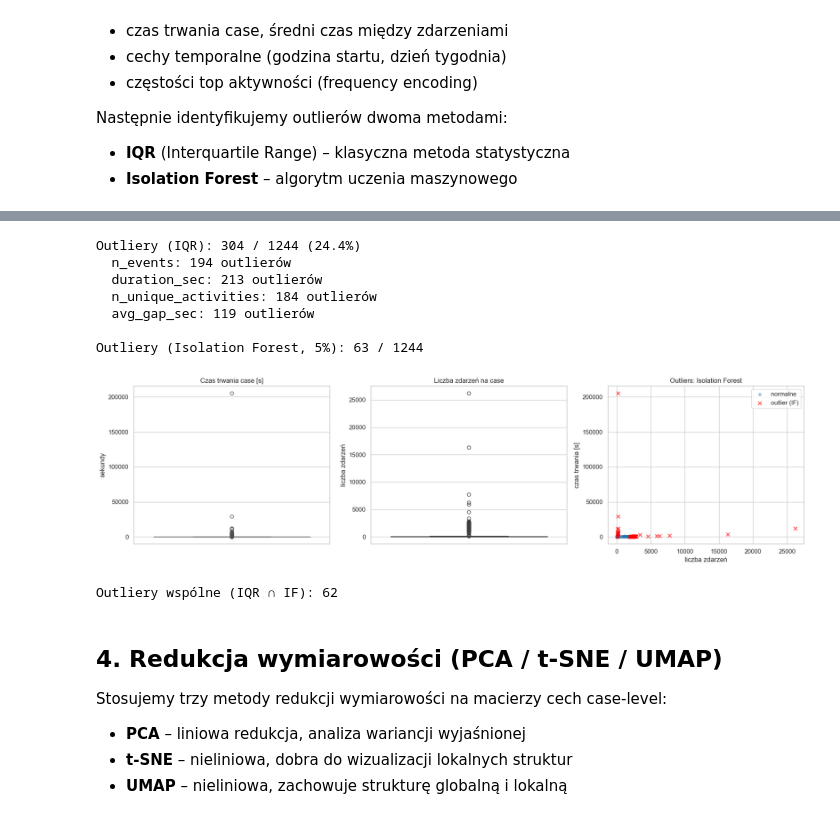
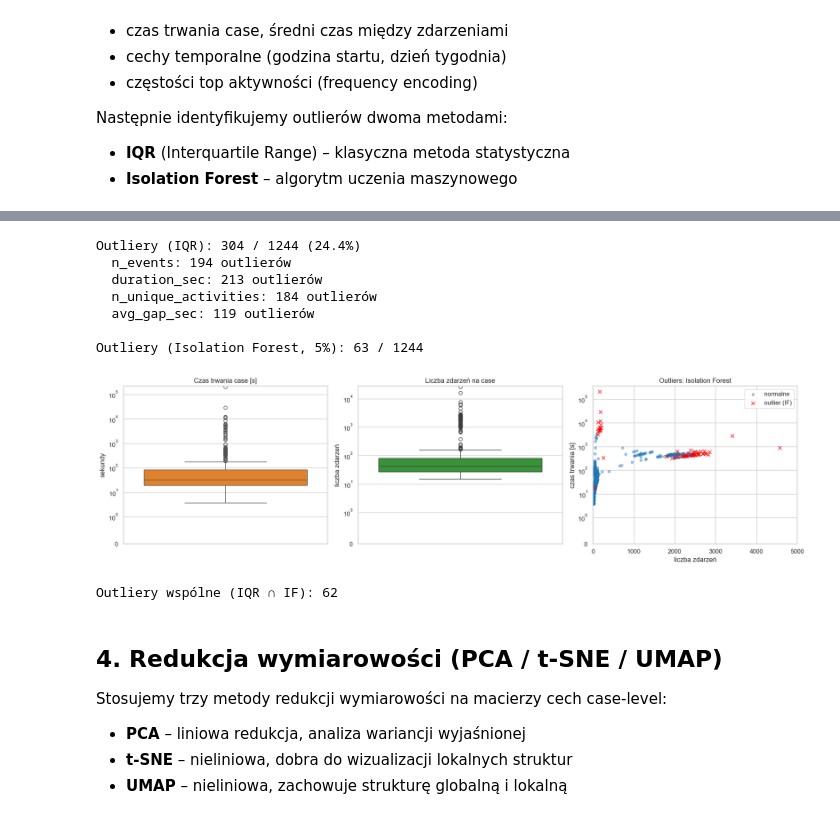
Before and after one commit to midusza04/MAPB, a Jupyter notebook: milestone2_cotton_candy.ipynb, the cells around one changed output, grey strips where cells are left out. Cells and saved outputs as stored; diff of their text form; code cells hidden in the pictures.

```diff
--- a/milestone2_cotton_candy.ipynb
+++ b/milestone2_cotton_candy.ipynb
@@ -338,9 +338,9 @@ max    26192.000000            34.000000  205121.405661  1235.671118
 
 Zeskalowana macierz cech: (1244, 20)
 # %%
-# === 3.3 Wykrywanie outlierów ===
+# Wykrywanie outlierów
 
-# --- Metoda IQR ---
+# Metoda IQR
 iqr_flags = pd.DataFrame(index=case_stats.index)
 for col in numeric_cols:
     Q1 = case_stats[col].quantile(0.25)
@@ -358,54 +358,61 @@ for col in numeric_cols:
     if n > 0:
         print(f"  {col}: {n} outlierów")
 
-# --- Isolation Forest ---
+# Isolation Forest
 iso_forest = IsolationForest(contamination=0.05, random_state=42, n_jobs=-1)
 case_stats["iso_outlier"] = iso_forest.fit_predict(X_scaled) == -1
 print(f"\nOutliery (Isolation Forest, 5%): {case_stats['iso_outlier'].sum()} / {len(case_stats)}")
 
-# === 3.4 Wizualizacja outlierów ===
+# Wizualizacja outlierów
 fig, axes = plt.subplots(1, 3, figsize=(18, 5))
 
 sns.boxplot(y=case_stats["duration_sec"], ax=axes[0], color="#ff7f0e")
 axes[0].set_title("Czas trwania case [s]")
+axes[0].set_yscale("symlog", linthresh=1)
+axes[0].set_ylim(bottom=0)
 axes[0].set_ylabel("sekundy")
 
 sns.boxplot(y=case_stats["n_events"], ax=axes[1], color="#2ca02c")
 axes[1].set_title("Liczba zdarzeń na case")
+axes[1].set_yscale("symlog", linthresh=1)
+axes[1].set_ylim(bottom=0)
 axes[1].set_ylabel("liczba zdarzeń")
 
 # Scatter z oznaczeniem outlierów Isolation Forest
 normal_mask = ~case_stats["iso_outlier"]
 axes[2].scatter(
     case_stats.loc[normal_mask, "n_events"],
     case_stats.loc[normal_mask, "duration_sec"],
     alpha=0.4, s=20, label="normalne", c="#1f77b4"
 )
 axes[2].scatter(
     case_stats.loc[~normal_mask, "n_events"],
     case_stats.loc[~normal_mask, "duration_sec"],
     alpha=0.7, s=40, label="outlier (IF)", c="red", marker="x"
 )
 axes[2].set_xlabel("liczba zdarzeń")
 axes[2].set_ylabel("czas trwania [s]")
 axes[2].set_title("Outliers: Isolation Forest")
+axes[2].set_yscale("symlog", linthresh=1)
+axes[2].set_xlim(0, 5000)
+axes[2].set_ylim(bottom=0)
 axes[2].legend()
 
 plt.tight_layout()
 plt.show()
 
 # Wspólne outliery obu metod
 both = (case_stats["iqr_outlier"] & case_stats["iso_outlier"]).sum()
 print(f"\nOutliery wspólne (IQR ∩ IF): {both}")
 # %% [output]
 Outliery (IQR): 304 / 1244 (24.4%)
   n_events: 194 outlierów
   duration_sec: 213 outlierów
   n_unique_activities: 184 outlierów
   avg_gap_sec: 119 outlierów
 
 Outliery (Isolation Forest, 5%): 63 / 1244
-[figure, old version]
+[figure, new version]
 Outliery wspólne (IQR ∩ IF): 62
 # %% [markdown]
 ## 4. Redukcja wymiarowości (PCA / t-SNE / UMAP)
```
Also changed, not shown: parts of 10 cells of this notebook.
